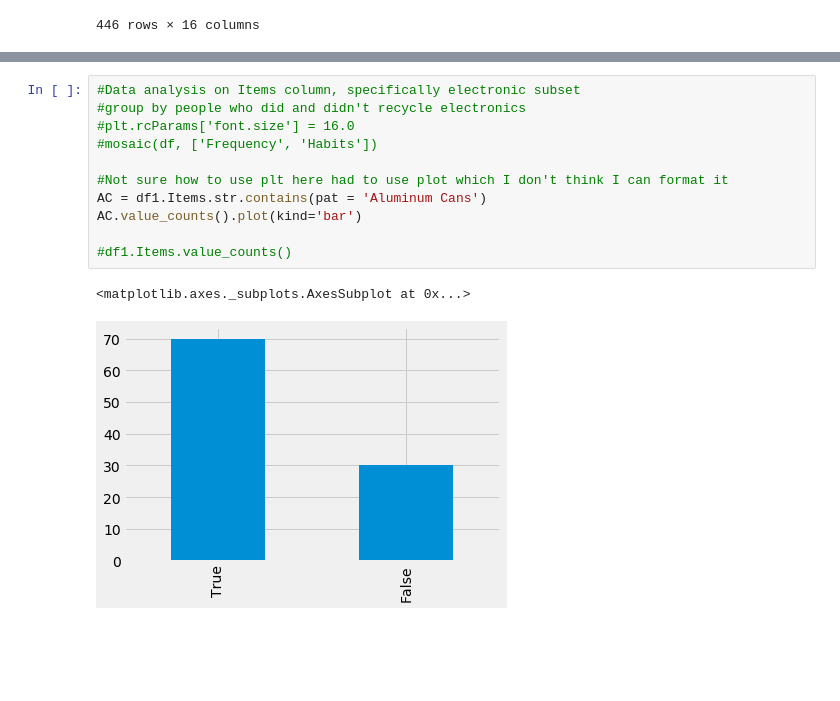
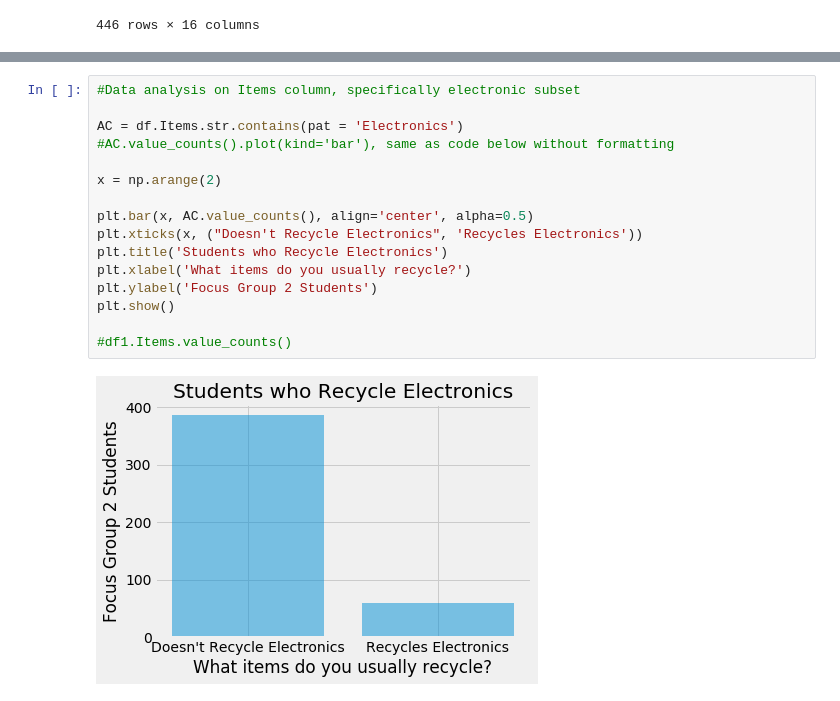
Before and after one commit to aalmeida9/362Project1, a Jupyter notebook: main.ipynb, the cells around one changed output, grey strips where cells are left out. Cells and saved outputs as stored; diff of their text form; blank space fills up the shorter version.

```diff
--- a/main.ipynb
+++ b/main.ipynb
@@ -159,19 +159,23 @@ df['Age'].value_counts()
 47      1
 1       1
 Name: Age, dtype: int64
-# %%
-#Data analysis on Items column, specifically electronic subset
-#group by people who did and didn't recycle electronics
-#plt.rcParams['font.size'] = 16.0
-#mosaic(df, ['Frequency', 'Habits'])
-
-#Not sure how to use plt here had to use plot which I don't think I can format it
-AC = df1.Items.str.contains(pat = 'Aluminum Cans')
-AC.value_counts().plot(kind='bar')
-
-#df1.Items.value_counts()
-# %% [output]
-<matplotlib.axes._subplots.AxesSubplot at 0x...>
-[figure, removed]
+# %%
+#Data analysis on Items column, specifically electronic subset
+
+AC = df.Items.str.contains(pat = 'Electronics')
+#AC.value_counts().plot(kind='bar'), same as code below without formatting
+
+x = np.arange(2)
+
+plt.bar(x, AC.value_counts(), align='center', alpha=0.5)
+plt.xticks(x, ("Doesn't Recycle Electronics", 'Recycles Electronics'))
+plt.title('Students who Recycle Electronics')
+plt.xlabel('What items do you usually recycle?')
+plt.ylabel('Focus Group 2 Students')
+plt.show()
+
+#df1.Items.value_counts()
+# %% [output]
+[figure, added]
 # %%
 #mosaic plot
```
Also changed, not shown: parts of 3 cells of this notebook.
